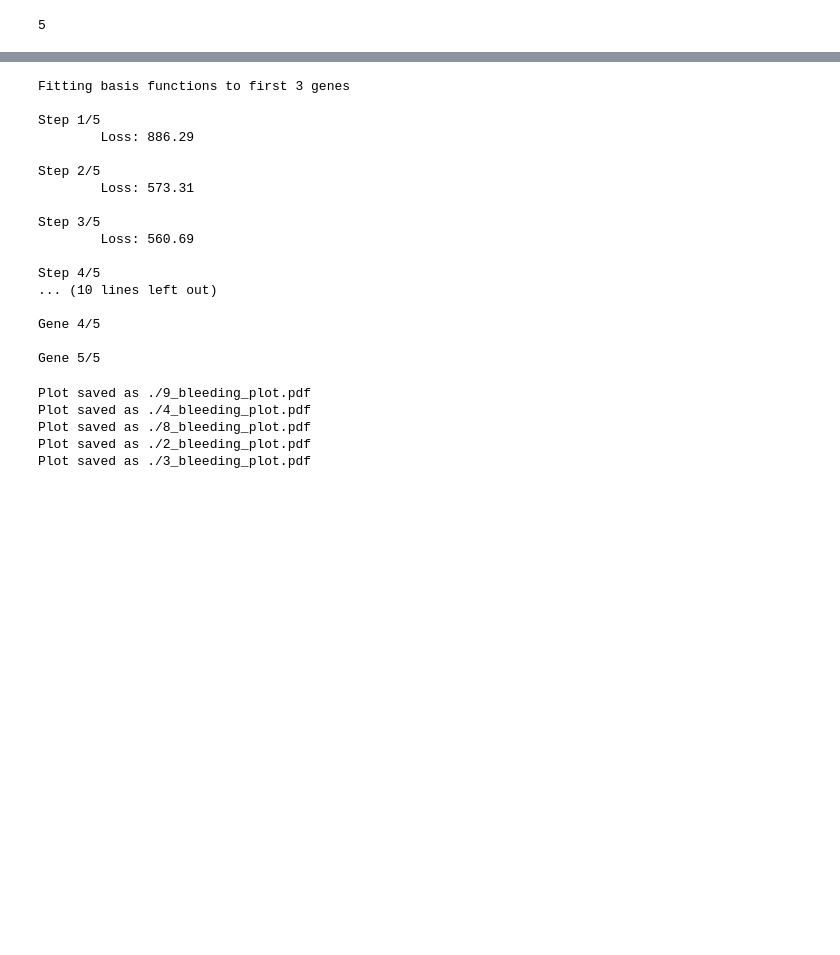
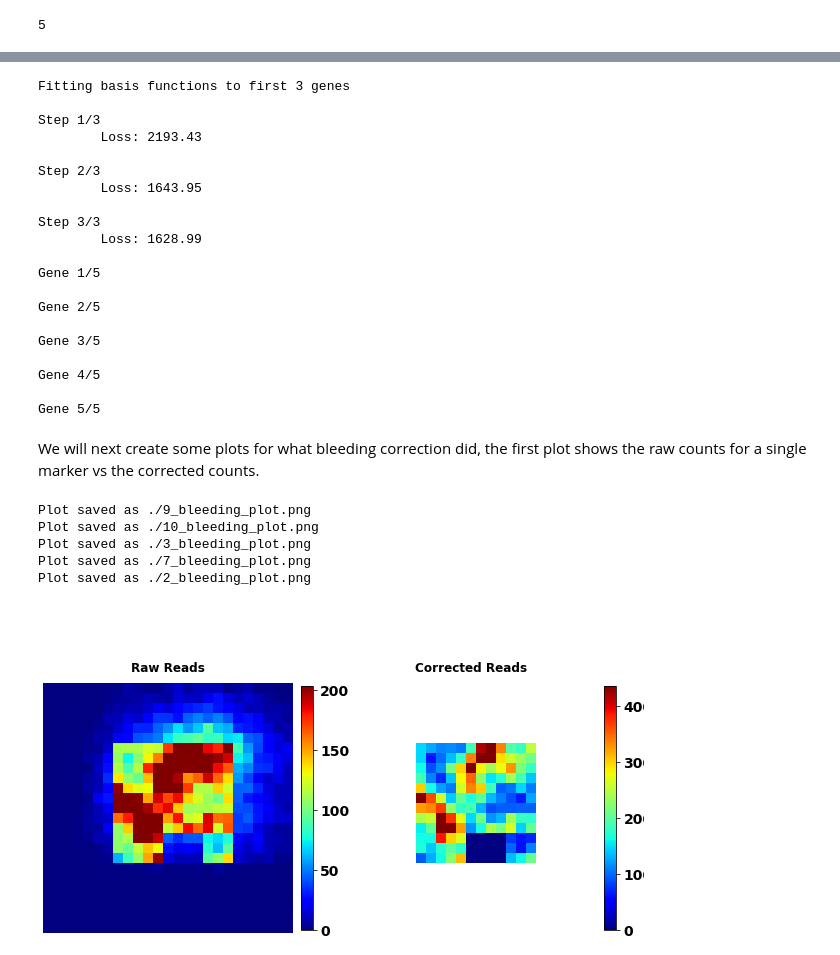
Before and after one commit to tansey-lab/bayestme, a Jupyter notebook: demo.ipynb, the cells around one changed output, grey strips where cells are left out. Drawn from its saved outputs; the diff is of its cells as text; code cells hidden in the pictures; blank space fills up the shorter version.

```diff
--- a/demo.ipynb
+++ b/demo.ipynb
@@ -66,37 +76,46 @@ from bayestme import bleeding_correction
 cleaned_dataset, bleed_correction_result = bleeding_correction.clean_bleed(
     dataset=stdata_stddev_filtered,
     n_top=3,
-    local_weight=None
+    local_weight=None,
+    max_steps=3
 )
 # %% [output]
 Fitting basis functions to first 3 genes
 
-Step 1/5
-        Loss: 886.29
+Step 1/3
+        Loss: 2193.43
 
-Step 2/5
-        Loss: 573.31
+Step 2/3
+        Loss: 1643.95
 
-Step 3/5
-        Loss: 560.69
+Step 3/3
+        Loss: 1628.99
 
-Step 4/5
-... (10 lines left out)
+Gene 1/5
+
+Gene 2/5
+
+Gene 3/5
 
 Gene 4/5
 
 Gene 5/5
-# %%
-bleeding_correction.create_top_n_gene_bleeding_plots(
-    dataset=stdata_stddev_filtered,
-    corrected_dataset=cleaned_dataset,
-    bleed_result=bleed_correction_result,
-    output_dir='.',
-    n_genes=5
-)
-# %% [output]
-Plot saved as ./9_bleeding_plot.pdf
-Plot saved as ./4_bleeding_plot.pdf
-Plot saved as ./8_bleeding_plot.pdf
-Plot saved as ./2_bleeding_plot.pdf
-Plot saved as ./3_bleeding_plot.pdf
+# %% [markdown]
+We will next create some plots for what bleeding correction did, the first plot shows the raw counts for a single marker vs the corrected counts.
+# %%
+bleeding_correction.create_top_n_gene_bleeding_plots(
+        dataset=stdata_stddev_filtered,
+        corrected_dataset=cleaned_dataset,
+        bleed_result=bleed_correction_result,
+        output_dir='.',
+        output_format='png',
+        n_genes=5)
+
+Image(filename='{}_bleeding_plot.png'.format(cleaned_dataset.gene_names[0]), unconfined=True)
+# %% [output]
+Plot saved as ./9_bleeding_plot.png
+Plot saved as ./10_bleeding_plot.png
+Plot saved as ./3_bleeding_plot.png
+Plot saved as ./7_bleeding_plot.png
+Plot saved as ./2_bleeding_plot.png
+[figure, added]
```
Also changed, not shown: parts of 25 cells of this notebook, 6 other files.
